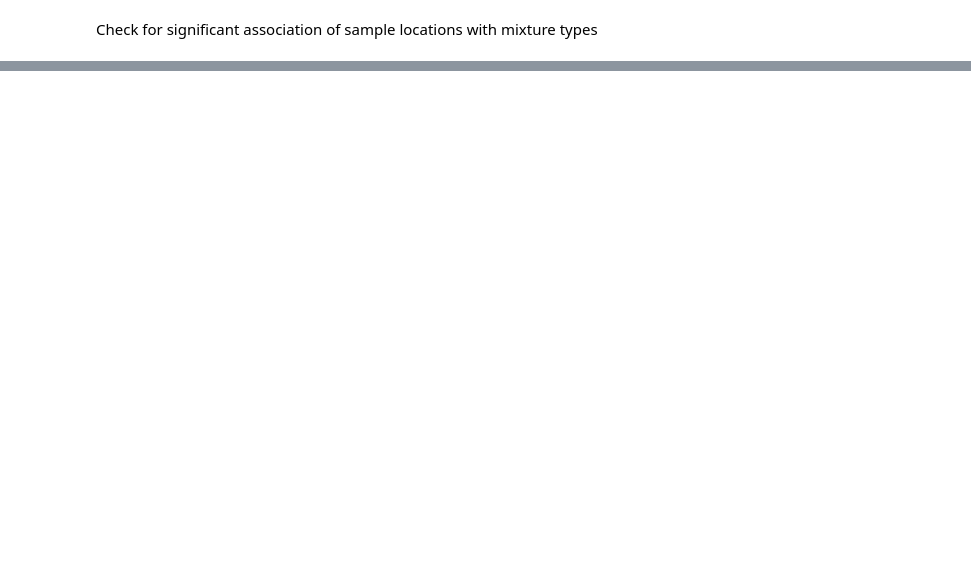
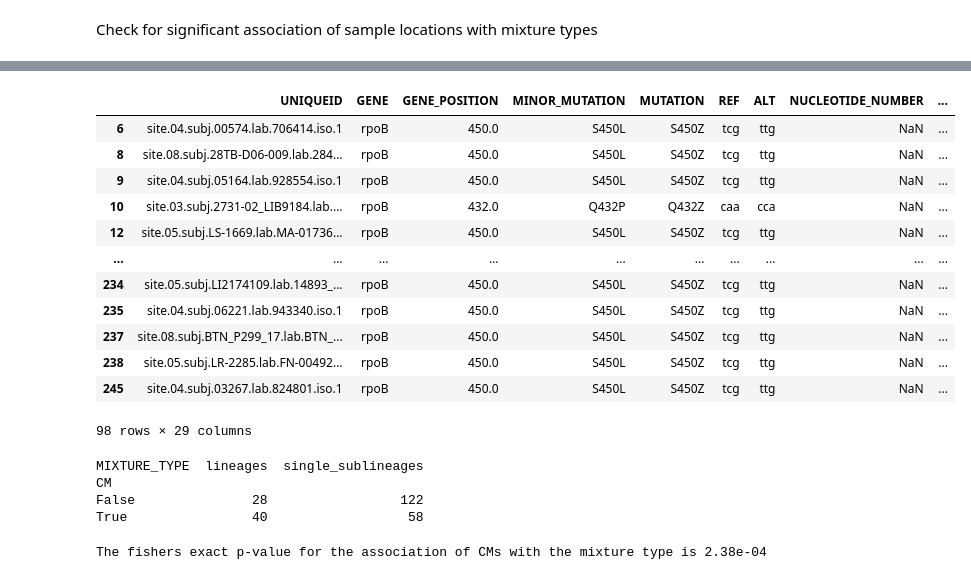
Before and after one commit to fowler-lab/tuberculosis-RNAP-subpopulations, a Jupyter notebook: analysis_refactored.ipynb, the cells around one changed output, grey strips where cells are left out. Cells and saved outputs as stored; diff of their text form; code cells hidden in the pictures; blank space fills up the shorter version.

```diff
--- a/analysis_refactored.ipynb
+++ b/analysis_refactored.ipynb
@@ -1136,0 +1122,35 @@ The association of the location India with lineage mixtures in samples is the on
+# %%
+# add CM flag to variant_count_all where mutations has a CM
+mutations['HAS_COMPENSATORY_MUTATION'] = mutations['GENE_MUTATION'].isin(compensatory_mutations)
+variant_count_all['CM'] = variant_count_all['UNIQUEID'].isin(mutations[mutations.HAS_COMPENSATORY_MUTATION].UNIQUEID)
+variant_count_all[variant_count_all['CM']]
+# %% [output]
+|  | UNIQUEID | GENE | GENE_POSITION | MINOR_MUTATION | MUTATION | REF | ALT | NUCLEOTIDE_NUMBER | ... |
+| 6 | site.04.subj.00574.lab.706414.iso.1 | rpoB | 450.0 | S450L | S450Z | tcg | ttg | NaN | ... |
+| 8 | site.08.subj.28TB-D06-009.lab.284... | rpoB | 450.0 | S450L | S450Z | tcg | ttg | NaN | ... |
+| 9 | site.04.subj.05164.lab.928554.iso.1 | rpoB | 450.0 | S450L | S450Z | tcg | ttg | NaN | ... |
+| 10 | site.03.subj.2731-02_LIB9184.lab.... | rpoB | 432.0 | Q432P | Q432Z | caa | cca | NaN | ... |
+| 12 | site.05.subj.LS-1669.lab.MA-01736... | rpoB | 450.0 | S450L | S450Z | tcg | ttg | NaN | ... |
+| ... | ... | ... | ... | ... | ... | ... | ... | ... | ... |
+| 234 | site.05.subj.LI2174109.lab.14893_... | rpoB | 450.0 | S450L | S450Z | tcg | ttg | NaN | ... |
+| 235 | site.04.subj.06221.lab.943340.iso.1 | rpoB | 450.0 | S450L | S450Z | tcg | ttg | NaN | ... |
+| 237 | site.08.subj.BTN_P299_17.lab.BTN_... | rpoB | 450.0 | S450L | S450Z | tcg | ttg | NaN | ... |
+| 238 | site.05.subj.LR-2285.lab.FN-00492... | rpoB | 450.0 | S450L | S450Z | tcg | ttg | NaN | ... |
+| 245 | site.04.subj.03267.lab.824801.iso.1 | rpoB | 450.0 | S450L | S450Z | tcg | ttg | NaN | ... |
+98 rows × 29 columns
+# %%
+contingency = pd.crosstab(variant_count_all.CM, variant_count_all.MIXTURE_TYPE)
+contingency['single_sublineages'] = contingency['single'] + contingency['sublineages']
+contingency.drop(columns=['single', 'sublineages'], inplace=True)
+print(contingency)
+# %% [output]
+MIXTURE_TYPE  lineages  single_sublineages
+CM
+False               28                 122
+True                40                  58
+# %%
+# test for signifcance
+odds_ratio, p_value = fisher_exact(contingency)
+print("The fishers exact p-value for the association of CMs with the mixture type is {:.2e}".format(p_value))
+# %% [output]
+The fishers exact p-value for the association of CMs with the mixture type is 2.38e-04
```
Also changed, not shown: parts of 4 cells of this notebook.
